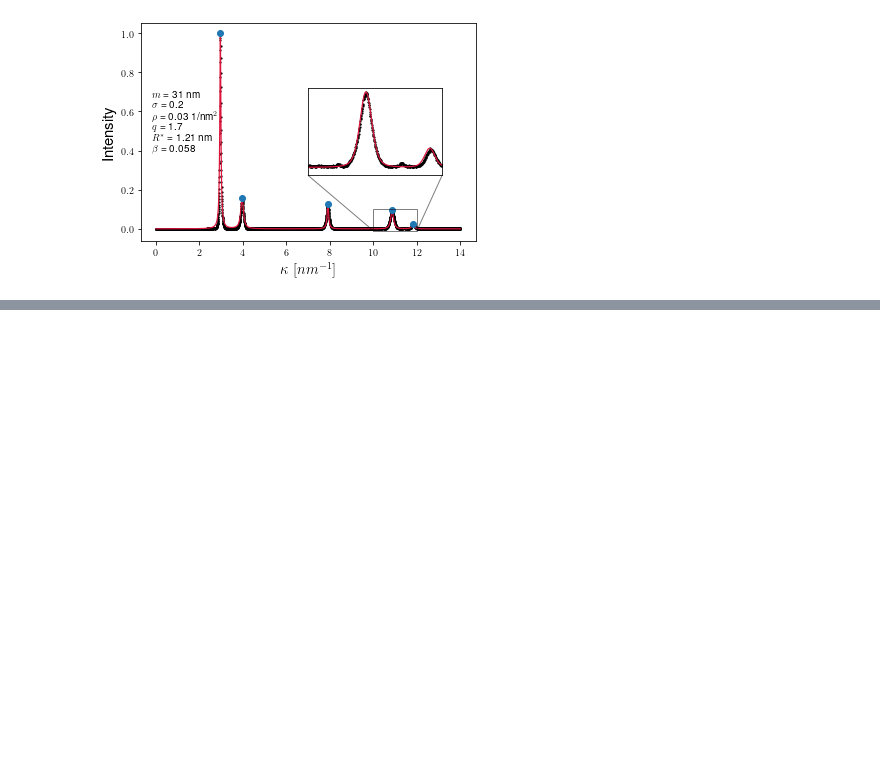
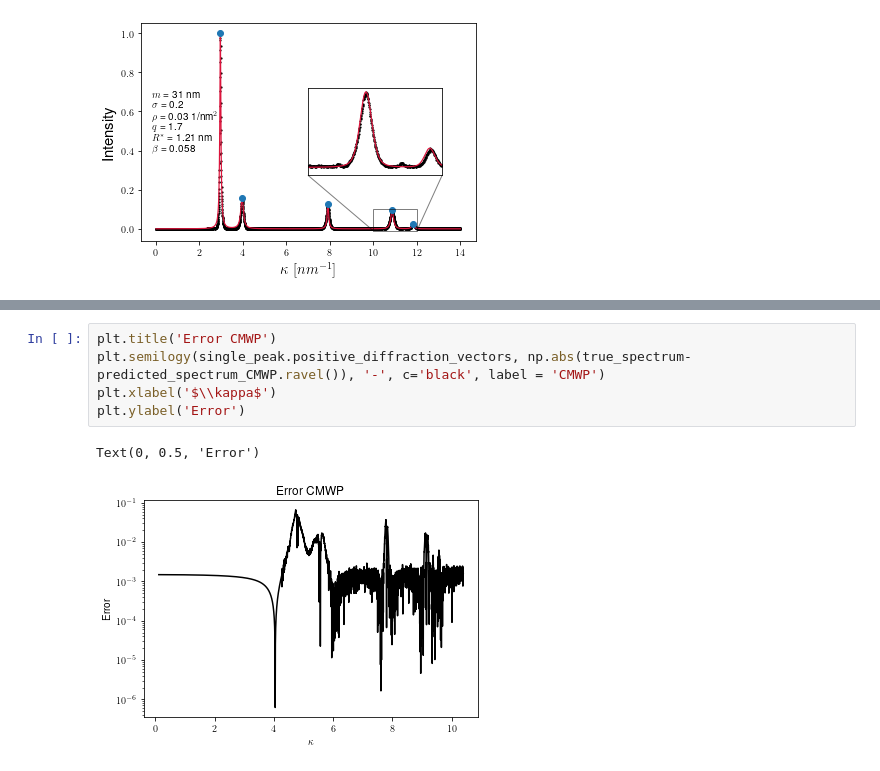
Before and after one commit to balintkaszas/DifFault, a Jupyter notebook: examples/regression_NiMo.ipynb, the cells around one changed output, grey strips where cells are left out. Cells and saved outputs as stored; diff of their text form; blank space fills up the shorter version.

```diff
--- a/examples/regression_NiMo.ipynb
+++ b/examples/regression_NiMo.ipynb
@@ -351,0 +352,8 @@ Text(0, 0.5, 'Error')
+# %%
+plt.title('Error CMWP')
+plt.semilogy(single_peak.positive_diffraction_vectors, np.abs(true_spectrum-predicted_spectrum_CMWP.ravel()), '-', c='black', label = 'CMWP')
+plt.xlabel('$\\kappa$')
+plt.ylabel('Error')
+# %% [output]
+Text(0, 0.5, 'Error')
+[figure, added]
```
Also changed, not shown: parts of 2 cells of this notebook.
